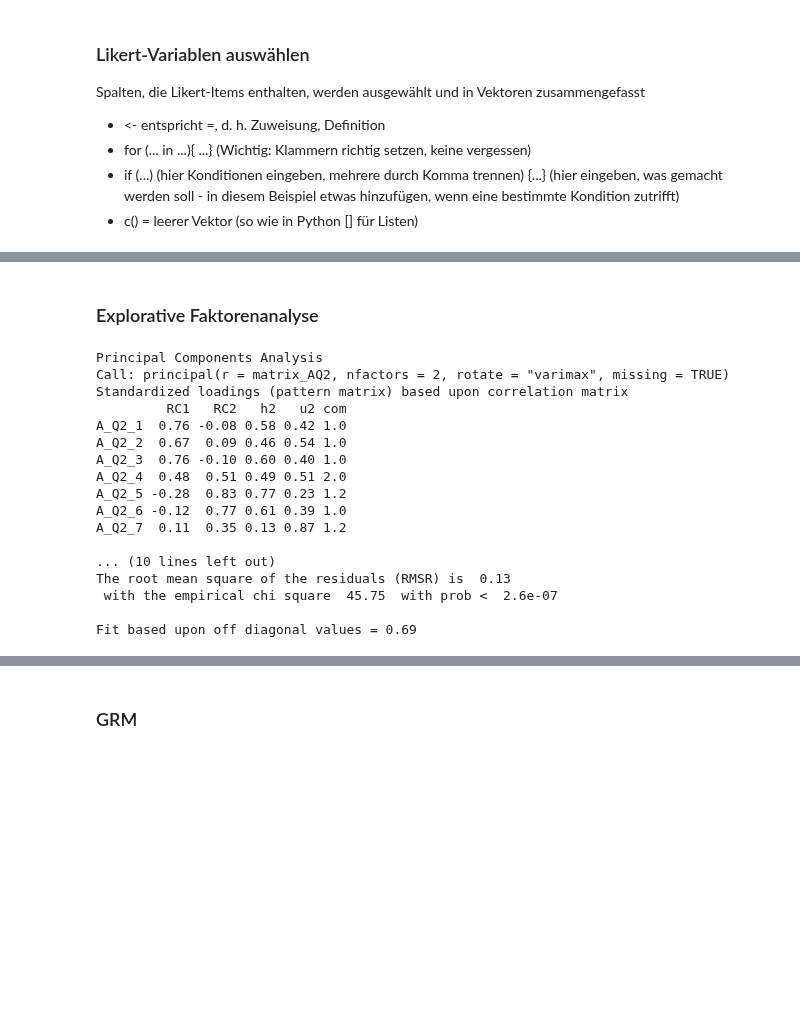
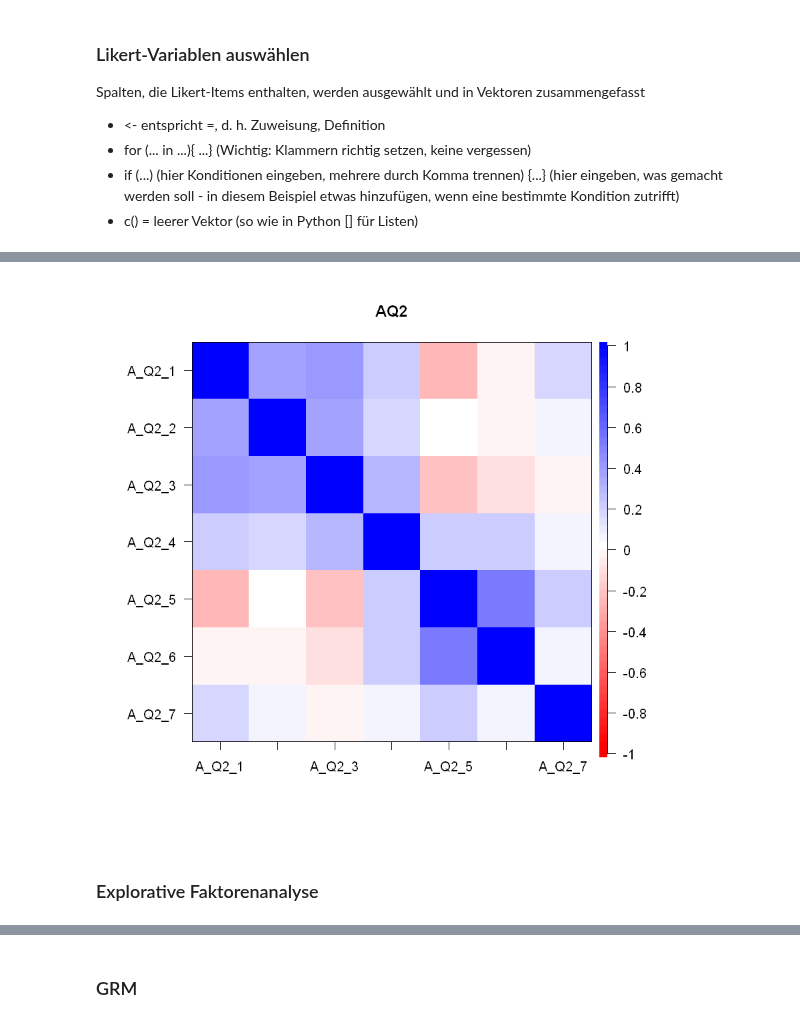
Before and after one commit to martinakienberger/Dissertation_LIS, a Jupyter notebook: IRT.ipynb, the cells around one changed output, grey strips where cells are left out. Saved outputs shown, nothing was run; the diff lists cells and outputs as text; code cells hidden in the pictures; blank space fills up the shorter version.

```diff
--- a/IRT.ipynb
+++ b/IRT.ipynb
@@ -86,2 +113,6 @@ colnames(MyData)[vec_AQ3[1:10]]
+# %%
+ corPlot(MyData[vec_AQ2],main='AQ2')
+# %% [output]
+[figure, added]
 # %% [markdown]
 ### Explorative Faktorenanalyse
@@ -99,22 +126 @@ matrix_AQ2 <- convert_data(MyData,vec_AQ2)
-# %%
-PC_AQ2 <- principal(matrix_AQ2, 2, rotate = "varimax", missing = TRUE)
-PC_AQ2
-# %% [output]
-Principal Components Analysis
-Call: principal(r = matrix_AQ2, nfactors = 2, rotate = "varimax", missing = TRUE)
-Standardized loadings (pattern matrix) based upon correlation matrix
-         RC1   RC2   h2   u2 com
-A_Q2_1  0.76 -0.08 0.58 0.42 1.0
-A_Q2_2  0.67  0.09 0.46 0.54 1.0
-A_Q2_3  0.76 -0.10 0.60 0.40 1.0
-A_Q2_4  0.48  0.51 0.49 0.51 2.0
-A_Q2_5 -0.28  0.83 0.77 0.23 1.2
-A_Q2_6 -0.12  0.77 0.61 0.39 1.0
-A_Q2_7  0.11  0.35 0.13 0.87 1.2
-
-... (10 lines left out)
-The root mean square of the residuals (RMSR) is  0.13
- with the empirical chi square  45.75  with prob <  2.6e-07
-
-Fit based upon off diagonal values = 0.69
 # %%
```
Also changed, not shown: parts of 76 cells of this notebook.
